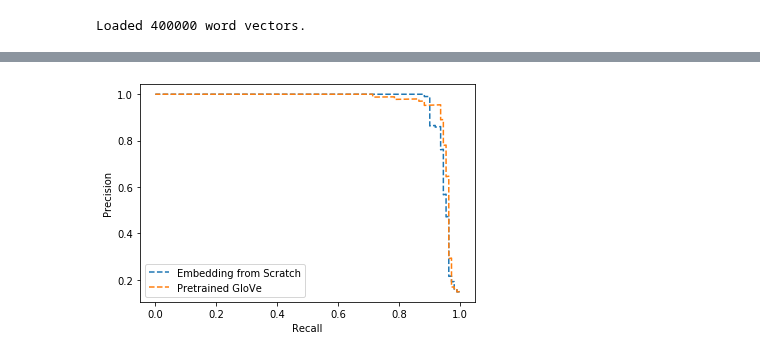
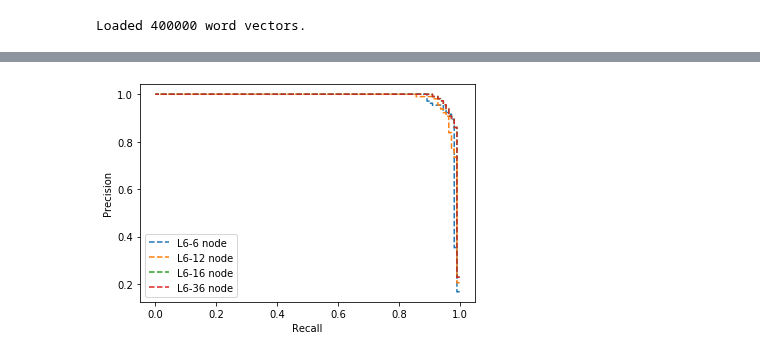
Before and after one commit to ECS171-Project/Final-project, a Jupyter notebook: Gated Recurrent Neural Network (Embedding layer trained from scratch and pretrained layer).ipynb, the cells around one changed output, grey strips where cells are left out. Saved outputs shown, nothing was run; the diff lists cells and outputs as text; code cells hidden in the pictures.

```diff
--- a/Gated Recurrent Neural Network (Embedding layer trained from scratch and pretrained layer).ipynb
+++ b/Gated Recurrent Neural Network (Embedding layer trained from scratch and pretrained layer).ipynb
@@ -556,0 +660,21 @@ weighted avg       0.98      0.98      0.98       836
+# %%
+def pretrainedGRU_L6(num_node):
+    inp = Input(shape=(max_len,))
+    # Embedding layer: vocab_size is the count of unique token + 1 for the 0 we added, embed size is the size of the vector space for which the words are embedded.
+    x = Embedding(vocab_size, 300, weights=[embedding_matrix], trainable=False)(inp)
+    # Bidirectional with Graded Recurrent Unit
+    x = Bidirectional(GRU(64, return_sequences=True))(x)
+    x = GlobalMaxPool1D()(x)
+    x = Dense(num_node, activation="relu")(x)
+    x = Dense(num_node, activation="relu")(x)
+    x = Dense(num_node, activation="relu")(x)
+    x = Dense(num_node, activation="relu")(x)
+    x = Dense(num_node, activation="relu")(x)
+    x = Dense(num_node, activation="relu")(x)
+    x = Dropout(0.1)(x)
+    x = Dense(1, activation="sigmoid")(x)
+    model = Model(inputs=inp, outputs=x)
+    model.compile(loss='binary_crossentropy', optimizer='adam', metrics=['accuracy'])
+    history = model.fit(x_train_features, y_train, batch_size=512, epochs=20, validation_data=(x_test_features, y_test))
+    y_pred = model.predict(x_test_features)
+    return history,y_pred, model
@@ -556,0 +805,5 @@ weighted avg       0.98      0.98      0.98       836
+# %%
+history_tok_pretrained_six_6, y_pred_tok_pretrained_six_6, model_tok_pretrained_six_6 = pretrainedGRU_L6(6)
+history_tok_pretrained_six_12, y_pred_tok_pretrained_six_12, model_tok_pretrained_six_12 = pretrainedGRU_L6(12)
+history_tok_pretrained_six_16, y_pred_tok_pretrained_six_16, model_tok_pretrained_six_16 = pretrainedGRU_L6(16)
+history_tok_pretrained_six_36, y_pred_tok_pretrained_six_36, model_tok_pretrained_six_36 = pretrainedGRU_L6(36)
@@ -556,0 +828,6 @@ weighted avg       0.98      0.98      0.98       836
+# %%
+# Get the precision, recall, and the
+pr_tok_pretrained_six_6, rc_tok_pretrained_six_6, thresholds_tok_pretrained_six_6 = precision_recall_curve(y_test, y_pred_tok_pretrained_six_6)
+pr_tok_pretrained_six_12, rc_tok_pretrained_six_12, thresholds_tok_pretrained_six_12 = precision_recall_curve(y_test, y_pred_tok_pretrained_six_12)
+pr_tok_pretrained_six_16, rc_tok_pretrained_six_16, thresholds_tok_pretrained_six_16 = precision_recall_curve(y_test, y_pred_tok_pretrained_six_16)
+pr_tok_pretrained_six_36, rc_tok_pretrained_six_36, thresholds_tok_pretrained_six_36 = precision_recall_curve(y_test, y_pred_tok_pretrained_six_36)
@@ -557,13 +885,15 @@ weighted avg       0.98      0.98      0.98       836
 # %%
 # Plot the precision and recall plot
-plt.plot(rc, pr, linestyle='--', label='Embedding from Scratch')
-plt.plot(rc2, pr2, linestyle='--', label='Pretrained GloVe')
+plt.plot(rc_tok_pretrained_six_6, pr_tok_pretrained_six_6, linestyle='--', label='L6-6 node')
+plt.plot(rc_tok_pretrained_six_12, pr_tok_pretrained_six_12, linestyle='--', label='L6-12 node')
+plt.plot(rc_tok_pretrained_six_16, pr_tok_pretrained_six_16, linestyle='--', label='L6-16 node')
+plt.plot(rc_tok_pretrained_six_36, pr_tok_pretrained_six_36, linestyle='--', label='L6-36 node')
 # axis labels
 plt.xlabel('Recall')
 plt.ylabel('Precision')
 # show the legend
 plt.legend()
 # show the plot
 plt.show()
 # %% [output]
-[figure, old version]
+[figure, new version]
```
Also changed, not shown: parts of 54 cells of this notebook, 6 other files.
